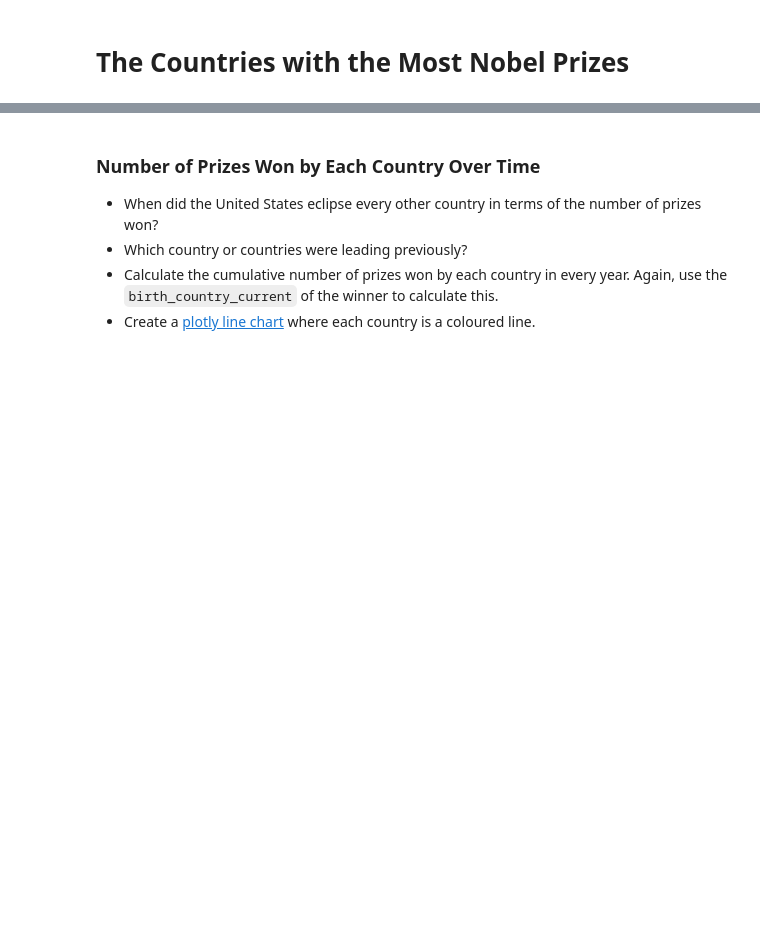
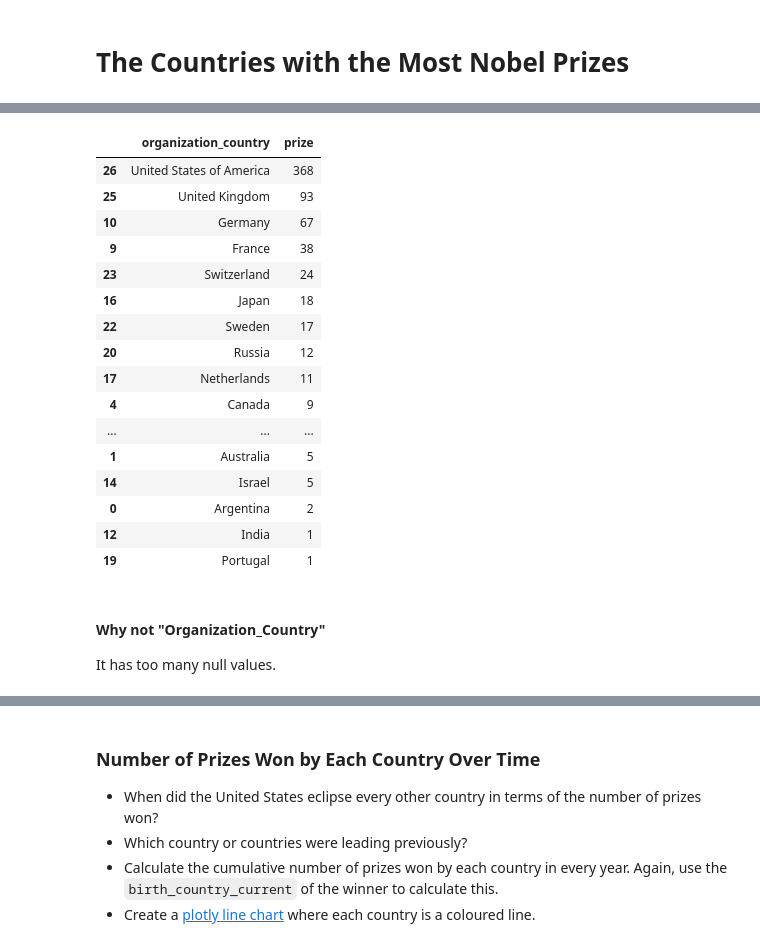
Before and after one commit to slimrivermoi/day79-data-analysis-visualization-with-plotly-matplotlib-seaborn, a Jupyter notebook: Nobel_Prize_Analysis_(start).ipynb, the cells around one changed output, grey strips where cells are left out. Cells and saved outputs as stored; diff of their text form; code cells hidden in the pictures; blank space fills up the shorter version.

```diff
--- a/Nobel_Prize_Analysis_(start).ipynb
+++ b/Nobel_Prize_Analysis_(start).ipynb
@@ -640,0 +669,25 @@ Well, there is clearly an upward trend in the number of prizes being given out a
+# %%
+#top 20 countries using "organization_country".
+#The country distribution changes drastically if we use this field (and due to large number of missing values)
+df_data.groupby('organization_country', as_index=False).agg({'prize': pd.Series.count}).sort_values(by='prize', ascending=False).head(20)
+# %% [output]
+|  | organization_country | prize |
+| 26 | United States of America | 368 |
+| 25 | United Kingdom | 93 |
+| 10 | Germany | 67 |
+| 9 | France | 38 |
+| 23 | Switzerland | 24 |
+| 16 | Japan | 18 |
+| 22 | Sweden | 17 |
+| 20 | Russia | 12 |
+| 17 | Netherlands | 11 |
+| 4 | Canada | 9 |
+| ... | ... | ... |
+| 1 | Australia | 5 |
+| 14 | Israel | 5 |
+| 0 | Argentina | 2 |
+| 12 | India | 1 |
+| 19 | Portugal | 1 |
+# %% [markdown]
+#### Why not "Organization_Country"
+It has too many null values.
```
Also changed, not shown: parts of 10 cells of this notebook.
